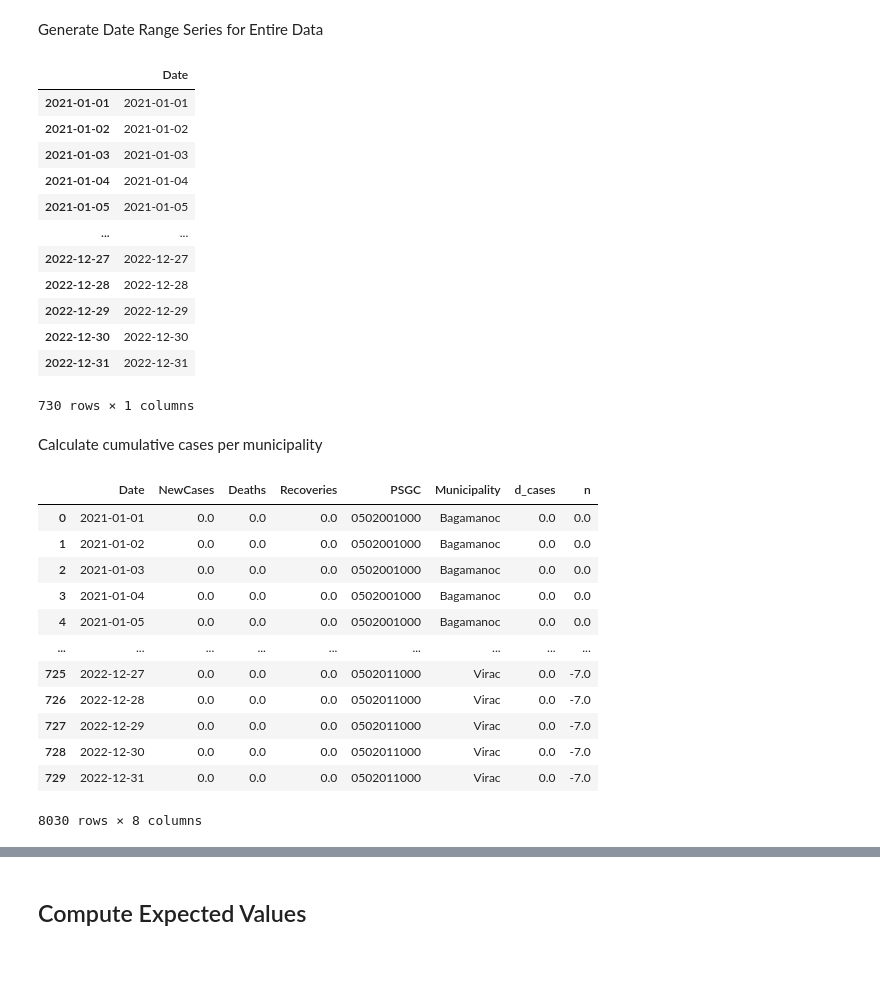
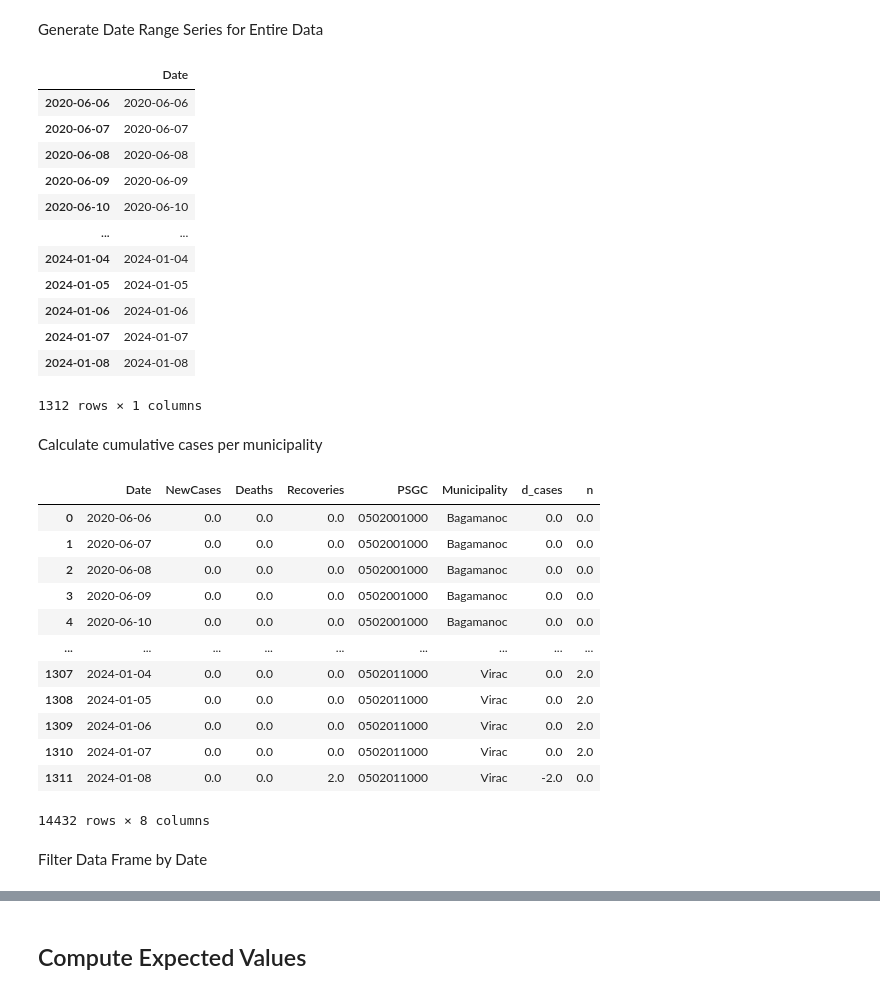
Before and after one commit to dddelacruz/cs198-scl-envi-2425, a Jupyter notebook: 02_data_processing/psgc_case_data.ipynb, the cells around one changed output, grey strips where cells are left out. Cells and saved outputs as stored; diff of their text form; code cells hidden in the pictures; blank space fills up the shorter version.

```diff
--- a/02_data_processing/psgc_case_data.ipynb
+++ b/02_data_processing/psgc_case_data.ipynb
@@ -269,23 +259,23 @@ Filter Data Frame to only use certain dates
 Generate Date Range Series for Entire Data
 # %%
 # create series of date from min to max
-date_range = pd.date_range(start=start_date, end=end_date).to_frame(name="Date")
+date_range = pd.date_range(start=df_aggregated['Date'].min(), end=df_aggregated['Date'].max()).to_frame(name="Date")
 
 date_range
 # %% [output]
 |  | Date |
-| 2021-01-01 | 2021-01-01 |
-| 2021-01-02 | 2021-01-02 |
-| 2021-01-03 | 2021-01-03 |
-| 2021-01-04 | 2021-01-04 |
-| 2021-01-05 | 2021-01-05 |
+| 2020-06-06 | 2020-06-06 |
+| 2020-06-07 | 2020-06-07 |
+| 2020-06-08 | 2020-06-08 |
+| 2020-06-09 | 2020-06-09 |
+| 2020-06-10 | 2020-06-10 |
 | ... | ... |
-| 2022-12-27 | 2022-12-27 |
-| 2022-12-28 | 2022-12-28 |
-| 2022-12-29 | 2022-12-29 |
-| 2022-12-30 | 2022-12-30 |
-| 2022-12-31 | 2022-12-31 |
+| 2024-01-04 | 2024-01-04 |
+| 2024-01-05 | 2024-01-05 |
+| 2024-01-06 | 2024-01-06 |
+| 2024-01-07 | 2024-01-07 |
+| 2024-01-08 | 2024-01-08 |
-730 rows × 1 columns
+1312 rows × 1 columns
 # %% [markdown]
 Calculate cumulative cases per municipality
 # %%
@@ -317,15 +307,17 @@ for mun in mun_pgsc:
 df_cumsum
 # %% [output]
 |  | Date | NewCases | Deaths | Recoveries | PSGC | Municipality | d_cases | n |
-| 0 | 2021-01-01 | 0.0 | 0.0 | 0.0 | 0502001000 | Bagamanoc | 0.0 | 0.0 |
-| 1 | 2021-01-02 | 0.0 | 0.0 | 0.0 | 0502001000 | Bagamanoc | 0.0 | 0.0 |
-| 2 | 2021-01-03 | 0.0 | 0.0 | 0.0 | 0502001000 | Bagamanoc | 0.0 | 0.0 |
-| 3 | 2021-01-04 | 0.0 | 0.0 | 0.0 | 0502001000 | Bagamanoc | 0.0 | 0.0 |
-| 4 | 2021-01-05 | 0.0 | 0.0 | 0.0 | 0502001000 | Bagamanoc | 0.0 | 0.0 |
+| 0 | 2020-06-06 | 0.0 | 0.0 | 0.0 | 0502001000 | Bagamanoc | 0.0 | 0.0 |
+| 1 | 2020-06-07 | 0.0 | 0.0 | 0.0 | 0502001000 | Bagamanoc | 0.0 | 0.0 |
+| 2 | 2020-06-08 | 0.0 | 0.0 | 0.0 | 0502001000 | Bagamanoc | 0.0 | 0.0 |
+| 3 | 2020-06-09 | 0.0 | 0.0 | 0.0 | 0502001000 | Bagamanoc | 0.0 | 0.0 |
+| 4 | 2020-06-10 | 0.0 | 0.0 | 0.0 | 0502001000 | Bagamanoc | 0.0 | 0.0 |
 | ... | ... | ... | ... | ... | ... | ... | ... | ... |
-| 725 | 2022-12-27 | 0.0 | 0.0 | 0.0 | 0502011000 | Virac | 0.0 | -7.0 |
-| 726 | 2022-12-28 | 0.0 | 0.0 | 0.0 | 0502011000 | Virac | 0.0 | -7.0 |
-| 727 | 2022-12-29 | 0.0 | 0.0 | 0.0 | 0502011000 | Virac | 0.0 | -7.0 |
-| 728 | 2022-12-30 | 0.0 | 0.0 | 0.0 | 0502011000 | Virac | 0.0 | -7.0 |
-| 729 | 2022-12-31 | 0.0 | 0.0 | 0.0 | 0502011000 | Virac | 0.0 | -7.0 |
+| 1307 | 2024-01-04 | 0.0 | 0.0 | 0.0 | 0502011000 | Virac | 0.0 | 2.0 |
+| 1308 | 2024-01-05 | 0.0 | 0.0 | 0.0 | 0502011000 | Virac | 0.0 | 2.0 |
+| 1309 | 2024-01-06 | 0.0 | 0.0 | 0.0 | 0502011000 | Virac | 0.0 | 2.0 |
+| 1310 | 2024-01-07 | 0.0 | 0.0 | 0.0 | 0502011000 | Virac | 0.0 | 2.0 |
+| 1311 | 2024-01-08 | 0.0 | 0.0 | 2.0 | 0502011000 | Virac | -2.0 | 0.0 |
-8030 rows × 8 columns
+14432 rows × 8 columns
+# %% [markdown]
+Filter Data Frame by Date
```
Also changed, not shown: parts of 15 cells of this notebook, 1 other file.
